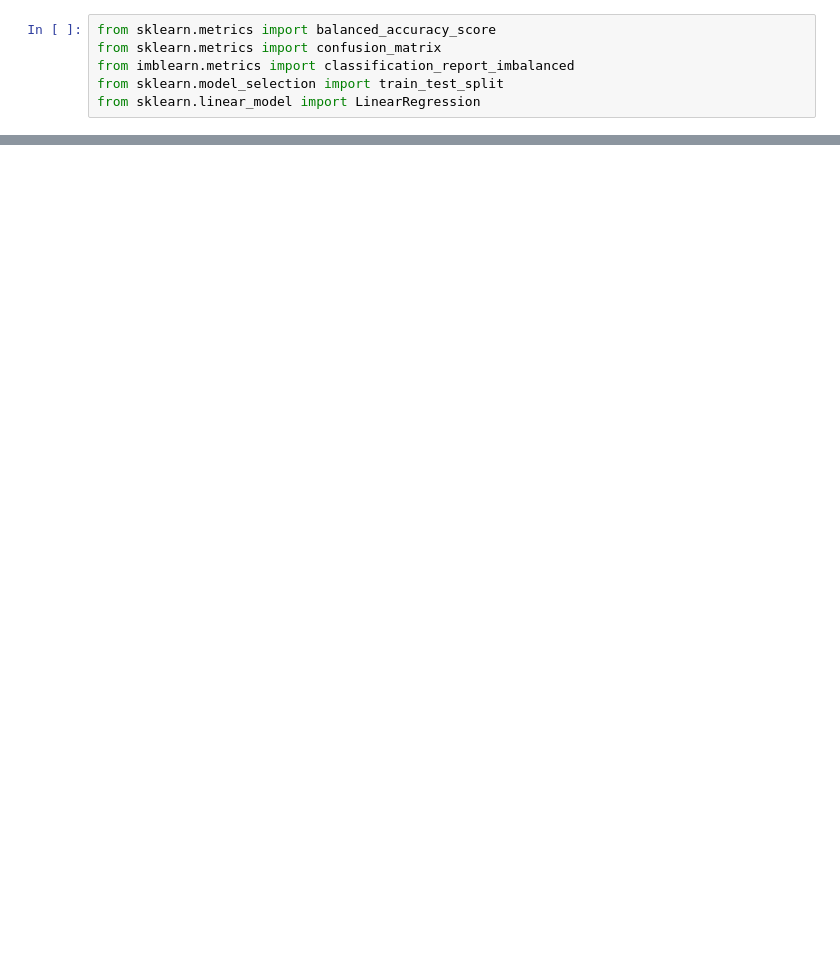
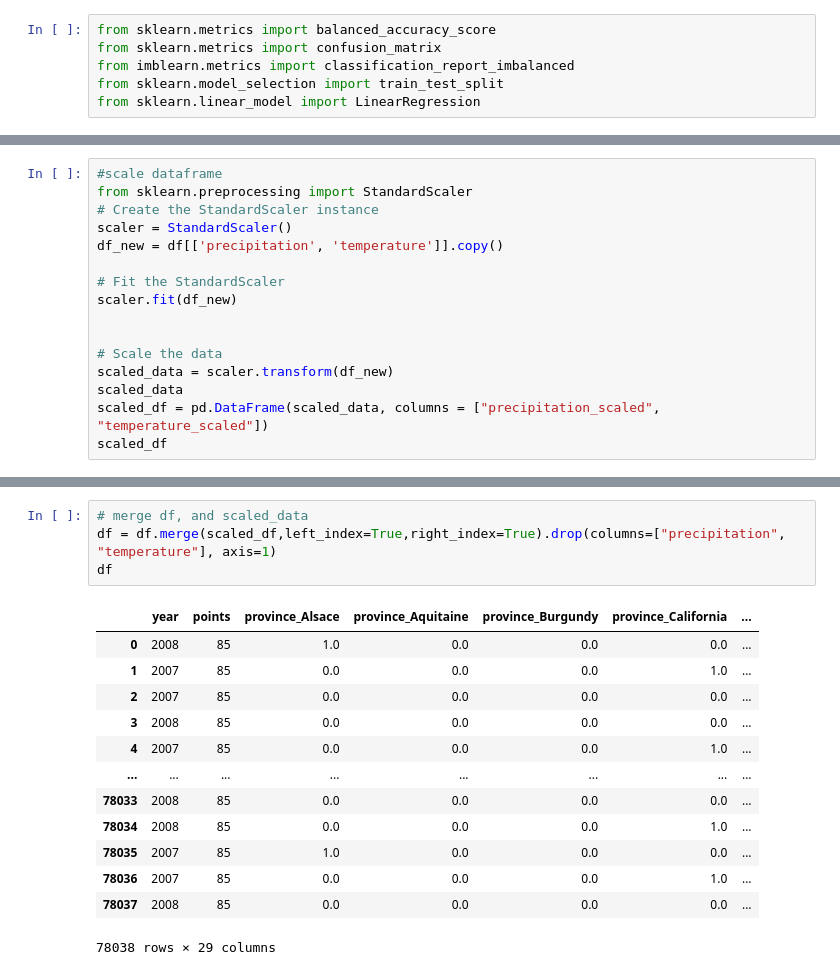
Before and after one commit to mshideler/Group2, a Jupyter notebook: MLModel.ipynb, the cells around one changed output, grey strips where cells are left out. Cells and saved outputs as stored; diff of their text form; blank space fills up the shorter version.

```diff
--- a/MLModel.ipynb
+++ b/MLModel.ipynb
@@ -22,0 +133,16 @@ wine_df = pd.read_csv("")
+# %%
+#scale dataframe
+from sklearn.preprocessing import StandardScaler
+# Create the StandardScaler instance
+scaler = StandardScaler()
+df_new = df[['precipitation', 'temperature']].copy()
+
+# Fit the StandardScaler
+scaler.fit(df_new)
+
+
+# Scale the data
+scaled_data = scaler.transform(df_new)
+scaled_data
+scaled_df = pd.DataFrame(scaled_data, columns = ["precipitation_scaled", "temperature_scaled"])
+scaled_df
@@ -22,0 +163,18 @@ wine_df = pd.read_csv("")
+# %%
+# merge df, and scaled_data
+df = df.merge(scaled_df,left_index=True,right_index=True).drop(columns=["precipitation", "temperature"], axis=1)
+df
+# %% [output]
+|  | year | points | province_Alsace | province_Aquitaine | province_Burgundy | province_California | ... |
+| 0 | 2008 | 85 | 1.0 | 0.0 | 0.0 | 0.0 | ... |
+| 1 | 2007 | 85 | 0.0 | 0.0 | 0.0 | 1.0 | ... |
+| 2 | 2007 | 85 | 0.0 | 0.0 | 0.0 | 0.0 | ... |
+| 3 | 2008 | 85 | 0.0 | 0.0 | 0.0 | 0.0 | ... |
+| 4 | 2007 | 85 | 0.0 | 0.0 | 0.0 | 1.0 | ... |
+| ... | ... | ... | ... | ... | ... | ... | ... |
+| 78033 | 2008 | 85 | 0.0 | 0.0 | 0.0 | 0.0 | ... |
+| 78034 | 2008 | 85 | 0.0 | 0.0 | 0.0 | 1.0 | ... |
+| 78035 | 2007 | 85 | 1.0 | 0.0 | 0.0 | 0.0 | ... |
+| 78036 | 2007 | 85 | 0.0 | 0.0 | 0.0 | 1.0 | ... |
+| 78037 | 2008 | 85 | 0.0 | 0.0 | 0.0 | 0.0 | ... |
+78038 rows × 29 columns
```
Also changed, not shown: parts of 17 cells of this notebook.
